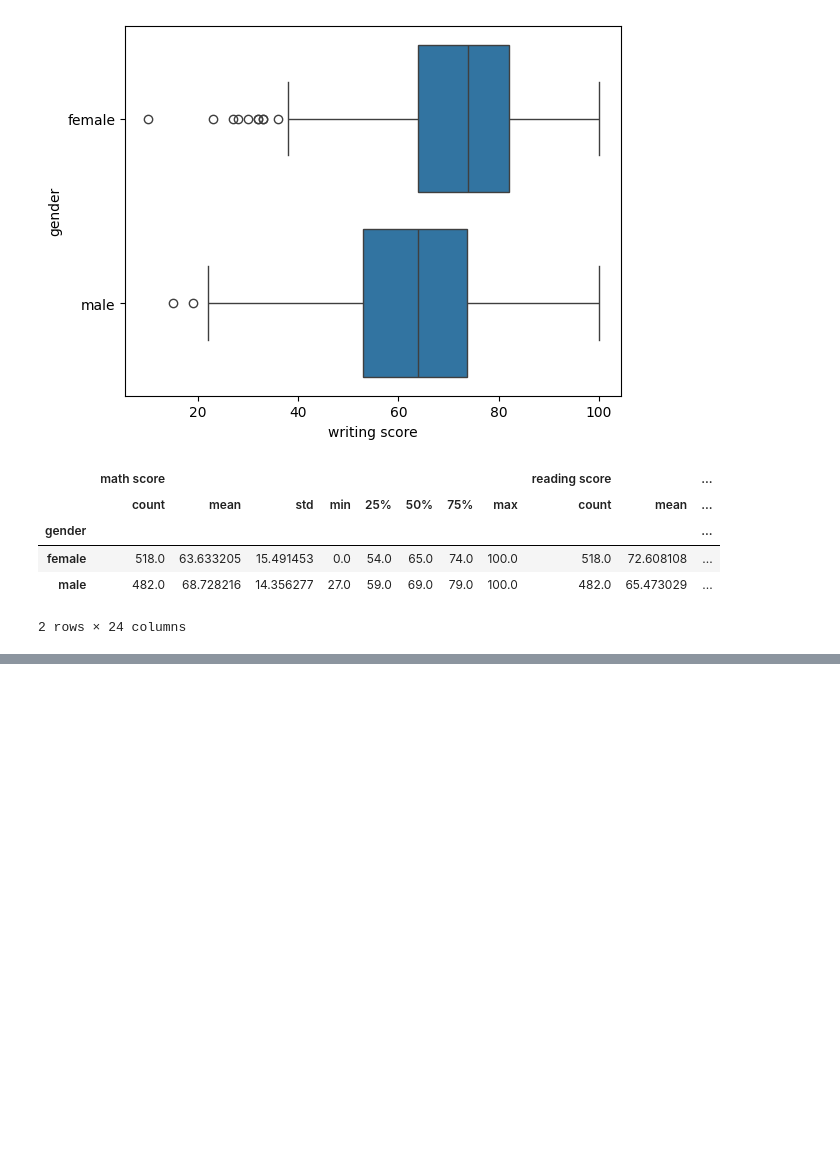
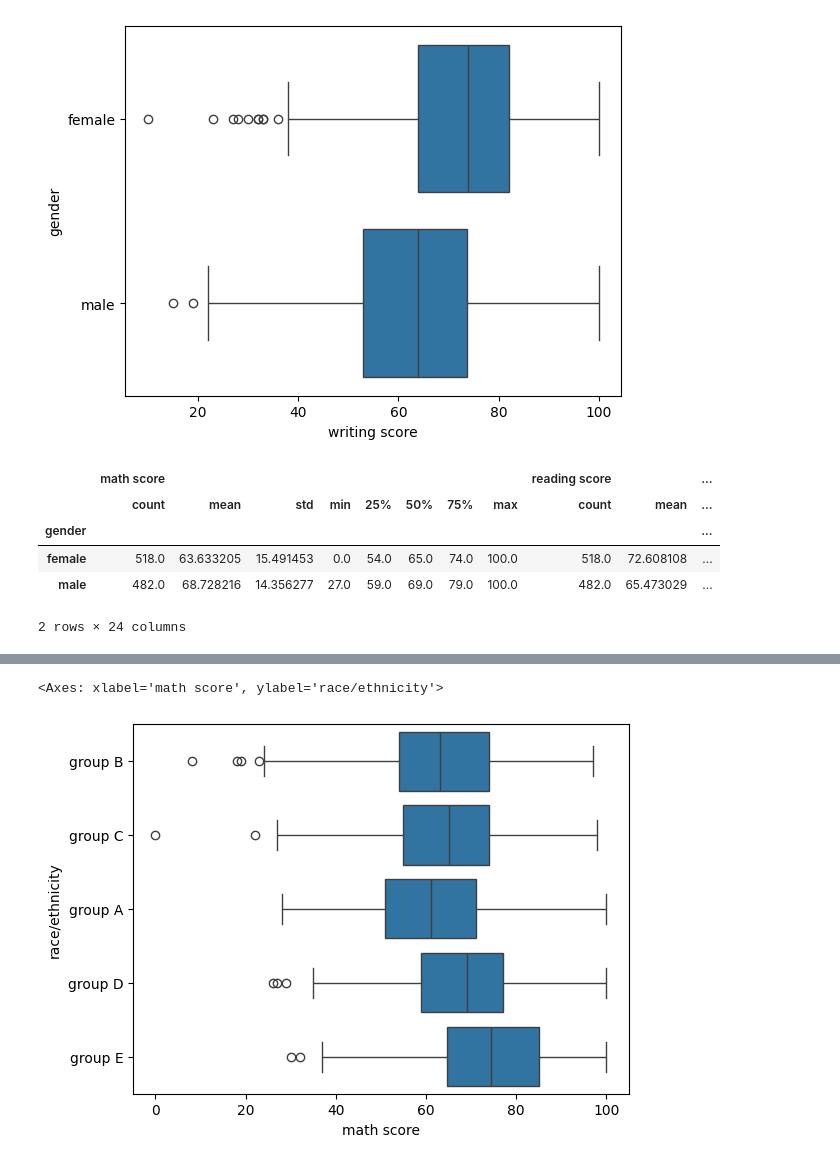
Before and after one commit to valdenio458/python-analise-de-dados-data-viking, a Jupyter notebook: Projeto_Educação.ipynb, the cells around one changed output, grey strips where cells are left out. Drawn from its saved outputs; the diff is of its cells as text; code cells hidden in the pictures; blank space fills up the shorter version.

```diff
--- a/Projeto_Educação.ipynb
+++ b/Projeto_Educação.ipynb
@@ -164,0 +170,5 @@ bd.groupby(by=['gender']).describe()
+# %%
+sns.boxplot(data=bd, x='math score', y='race/ethnicity')
+# %% [output]
+<Axes: xlabel='math score', ylabel='race/ethnicity'>
+[figure, added]
```
Also changed, not shown: parts of 6 cells of this notebook.
